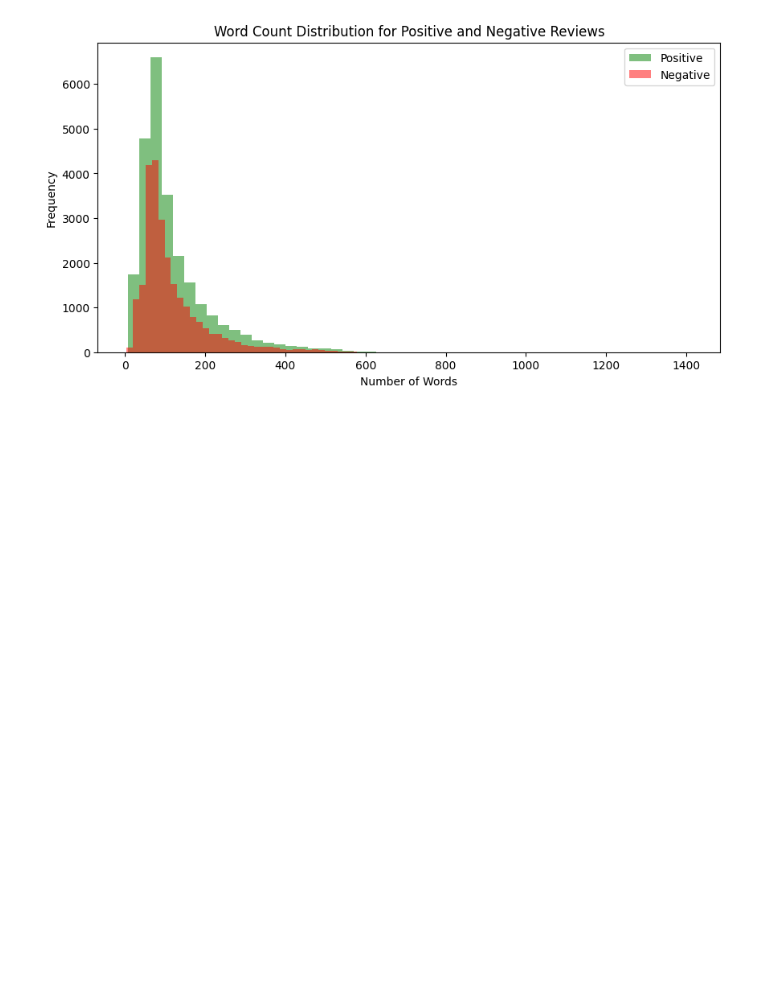
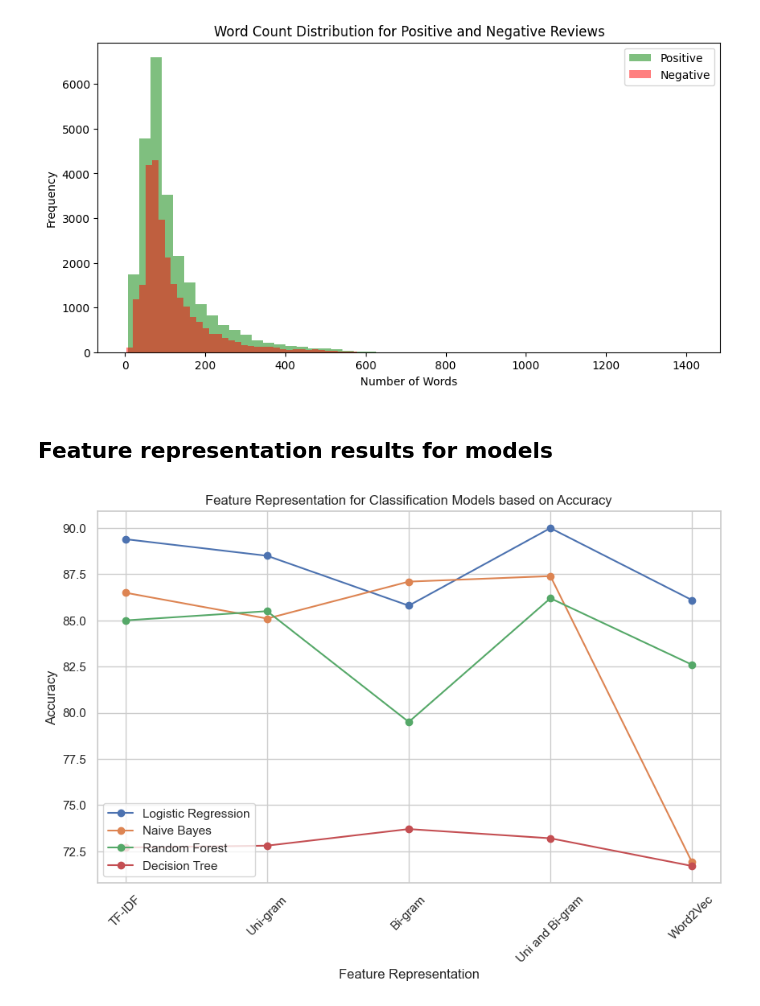
Before and after one commit to JackyJoa/main, a Jupyter notebook: IMDB_main_EDA.ipynb, the cells around one changed output. Cells and saved outputs as stored; diff of their text form; code cells hidden in the pictures; blank space fills up the shorter version.

Commit message:
model result added and comments

```diff
--- a/IMDB_main_EDA.ipynb
+++ b/IMDB_main_EDA.ipynb
@@ -285,3 +294,39 @@ plt.legend()
 plt.show()
 # %% [output]
 [figure]
+# %% [markdown]
+## Feature representation results for models
+# %%
+data = {
+    'Feature Representation': ['TF-IDF', 'Uni-gram', 'Bi-gram', 'Uni and Bi-gram', 'Word2Vec'],
+    'Logistic Regression': [89.4, 88.5, 85.8, 90.0, 86.1],
+    'Naive Bayes': [86.5, 85.1, 87.1, 87.4, 71.9],
+    'Random Forest': [85.0, 85.5, 79.5, 86.2, 82.6],
+    'Decision Tree': [72.7, 72.8, 73.7, 73.2, 71.7]
+}
+
+df = pd.DataFrame(data)
+
+sns.set(style="whitegrid") #Set plot style
+
+#line plot
+plt.figure(figsize=(10, 6))
+for model in df.columns[1:]:
+    plt.plot(df['Feature Representation'], df[model], marker='o', label=model)
+
+#labels and title
+plt.xlabel("Feature Representation")
+plt.ylabel("Accuracy")
+plt.title("Feature Representation for Classification Models based on Accuracy")
+
+#legend
+plt.legend(loc="lower left")
+
+#Rotate x-axis labels for better readability
+plt.xticks(rotation=45)
+
+#Show plot
+plt.grid(True)
+plt.show()
+# %% [output]
+[figure, added]
```
Also changed, not shown: parts of 12 cells of this notebook.
